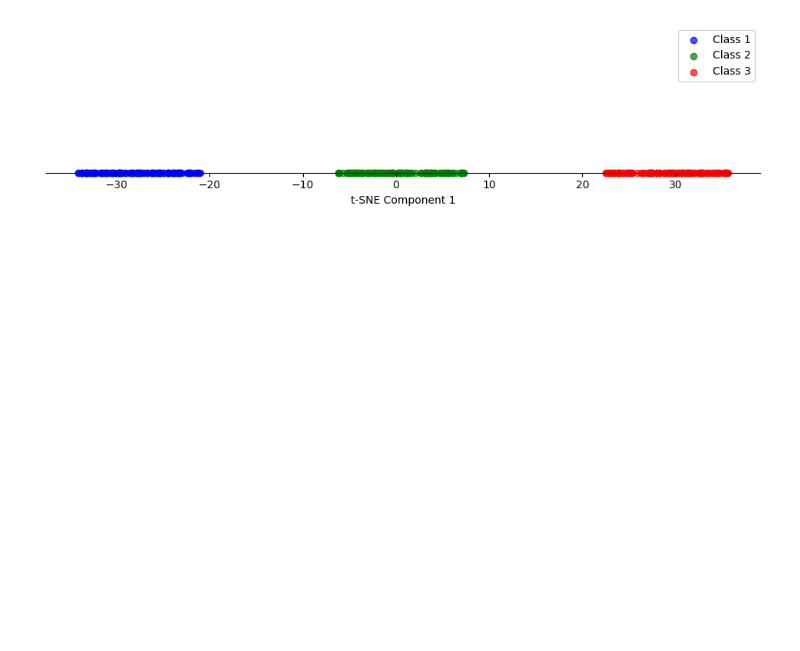
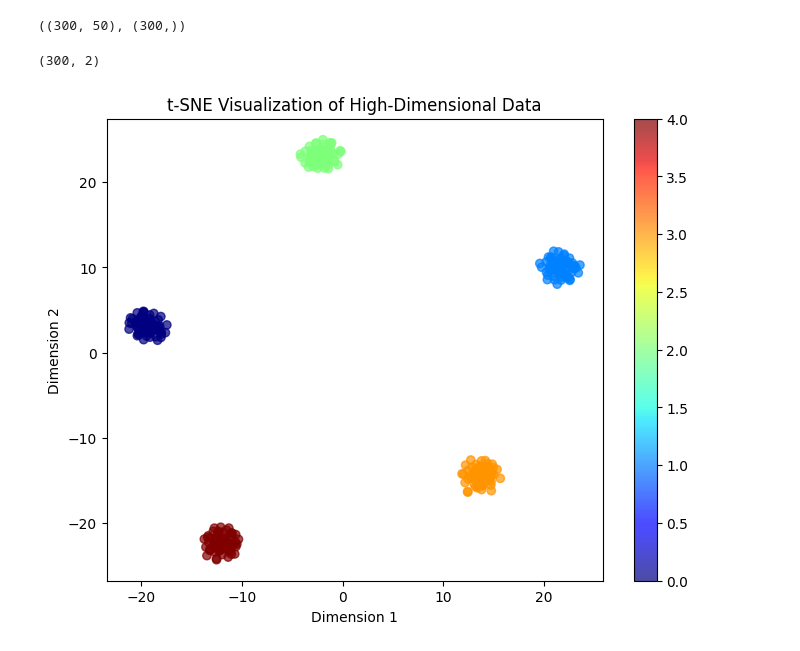
Before and after one commit to Mohammed-Gamal/machine-learning, a Jupyter notebook: t-SNE.ipynb, the cells around one changed output. Drawn from its saved outputs; the diff is of its cells as text; code cells hidden in the pictures; blank space fills up the shorter version.

```diff
--- a/t-SNE.ipynb
+++ b/t-SNE.ipynb
@@ -111,26 +6,26 @@ tsne_transformed = tsne.fit_transform(data)
-# %%
-# Create the plot
-plt.figure(figsize=(12, 5))
-
-# Scatter plot for each class with different colors and labels
-plt.scatter(tsne_transformed[:100],    np.zeros(100), color='blue',  label='Class 1', alpha=0.7)
-plt.scatter(tsne_transformed[100:200], np.zeros(100), color='green', label='Class 2', alpha=0.7)
-plt.scatter(tsne_transformed[200:],    np.zeros(100), color='red',   label='Class 3', alpha=0.7)
-
-# Customize axes
-ax = plt.gca()
-ax.spines['top'].set_color('none')        # Remove the top spine
-ax.spines['right'].set_color('none')      # Remove the right spine
-ax.spines['left'].set_color('none')       # Remove the left spine
-ax.spines['bottom'].set_position('zero')  # Position x-axis at y=0
-plt.yticks([])                            # Remove y-axis ticks
-
-# Add labels and legend
-plt.xlabel('t-SNE Component 1')
-plt.legend(loc='upper right')
-plt.grid(False)  # Optional: turn off the grid
-
-# Show the plot
-plt.show()
-# %% [output]
-[figure, removed]
+# %%
+# Generate high-dimensional synthetic data
+X, y = make_blobs(n_samples=300, centers=5, n_features=50, random_state=42)
+# %%
+X.shape, y.shape
+# %% [output]
+((300, 50), (300,))
+# %%
+# Apply t-SNE to reduce dimensions to 2D
+tsne = TSNE(n_components=2, perplexity=30, learning_rate=200, random_state=42)
+X_embedded = tsne.fit_transform(X)
+# %%
+X_embedded.shape
+# %% [output]
+(300, 2)
+# %%
+# Plot the results
+plt.figure(figsize=(8, 6))
+plt.scatter(X_embedded[:, 0], X_embedded[:, 1], c=y, cmap="jet", alpha=0.7)
+plt.colorbar()
+plt.title("t-SNE Visualization of High-Dimensional Data")
+plt.xlabel("Dimension 1")
+plt.ylabel("Dimension 2")
+plt.show()
+# %% [output]
+[figure, added]
```
Also changed, not shown: parts of 9 cells of this notebook.
